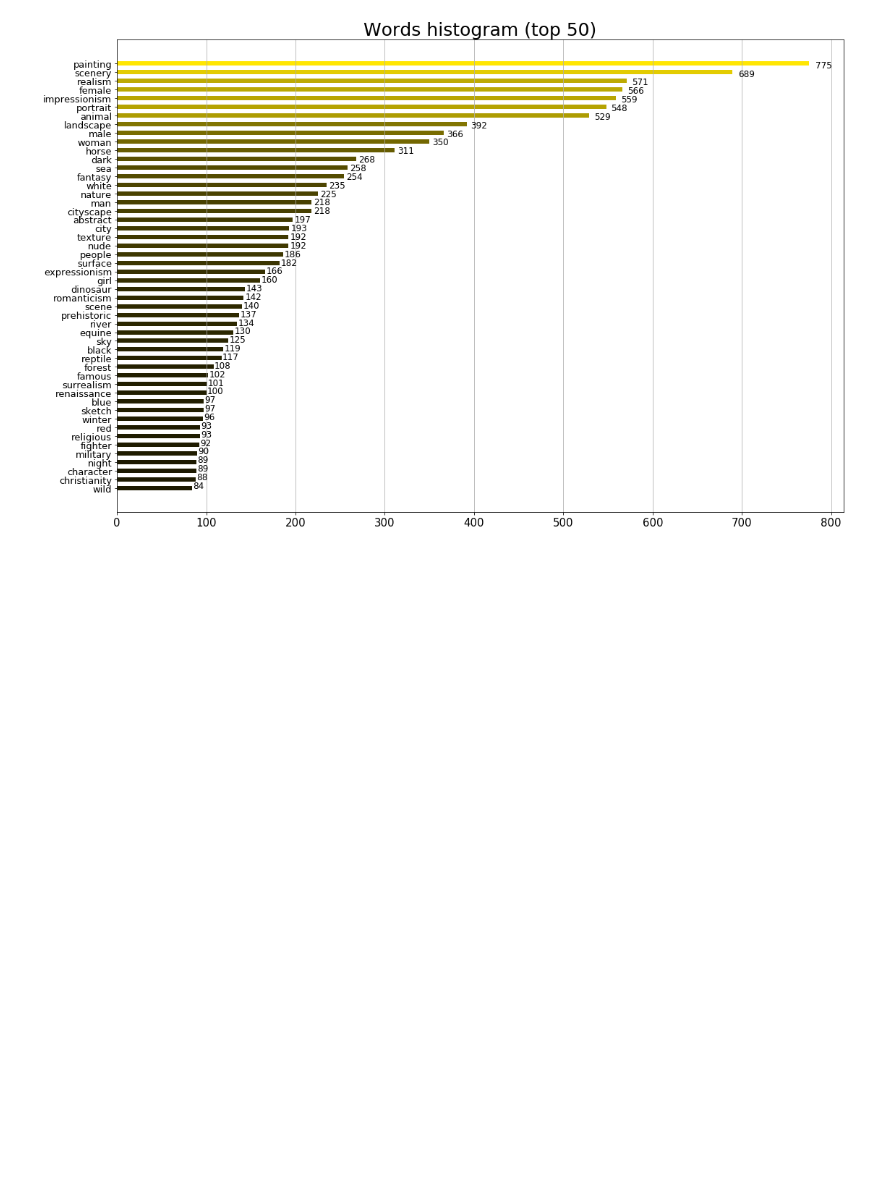
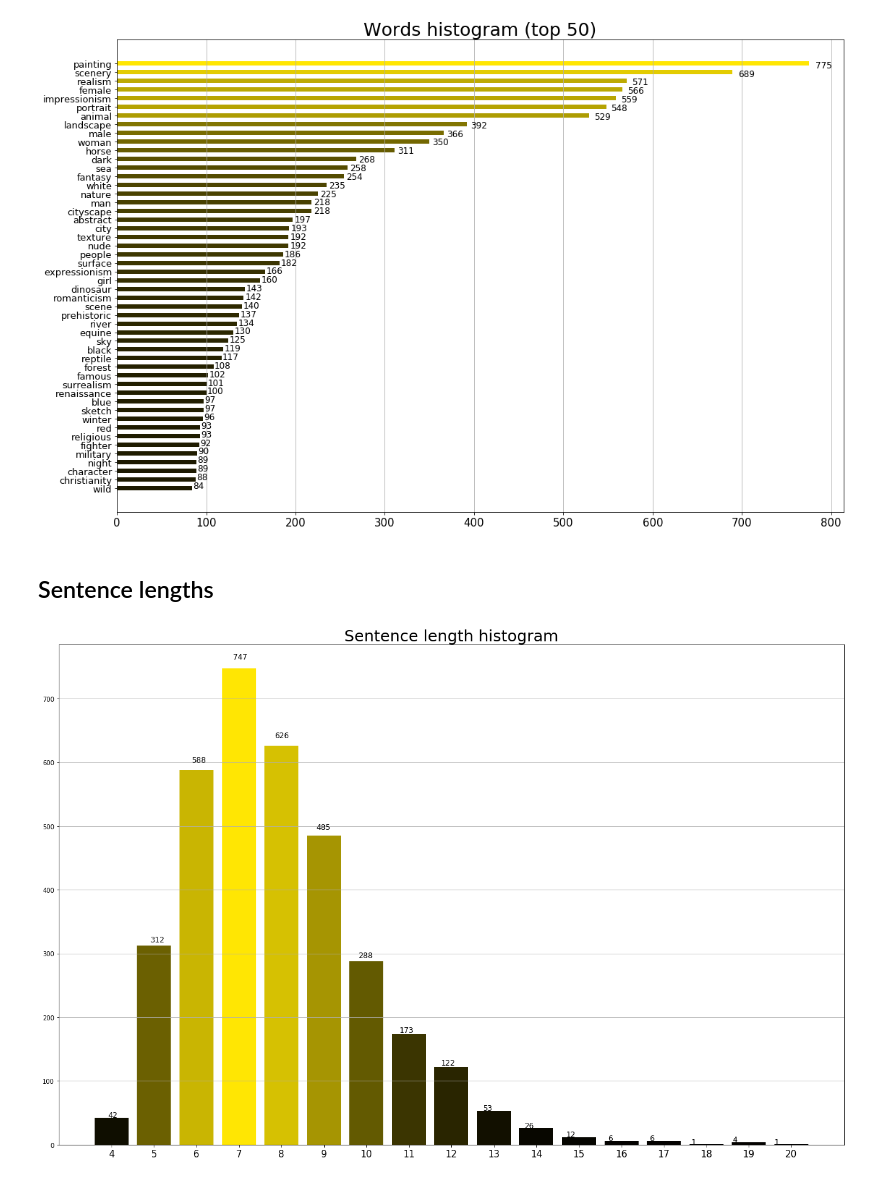
Before and after one commit to azmiozgen/text2painting, a Jupyter notebook: notebooks/label_analysis.ipynb, the cells around one changed output. Saved outputs shown, nothing was run; the diff lists cells and outputs as text; code cells hidden in the pictures; blank space fills up the shorter version.

Commit message:
Add sentence length hist

```diff
--- a/notebooks/label_analysis.ipynb
+++ b/notebooks/label_analysis.ipynb
@@ -77,3 +78,34 @@ plt.savefig("words_histogram.png")
 # plt.show()
 # %% [output]
 [figure]
+# %% [markdown]
+## Sentence lengths
+# %%
+lengths = [len(line) for line in lines]
+length_counts = pd.value_counts(lengths)
+size = len(length_counts)
+
+bar_width = 0.8
+x_array = np.array(length_counts.keys())
+y_array = length_counts.values
+
+norm_y_array = (y_array / y_array.max()).round(2)
+colors = np.vstack((norm_y_array, norm_y_array, norm_y_array)).T
+colors[:, 1] = colors[:, 1] * 0.90
+colors[:, 2] = colors[:, 2] * 0.01
+
+plt.figure(figsize=(18, 12))
+plt.grid(axis='y')
+
+plt.bar(x_array, y_array, color=colors)
+plt.xticks(x_array, fontsize=15)
+plt.title("Sentence length histogram", fontsize=25)
+
+for i, count in enumerate(y_array):
+    plt.text(y=count*1.02, x=x_array[i]*0.98, s=count, size=12)
+
+plt.tight_layout()
+plt.savefig("sentence_length_histogram.png", pad_inches=0, bbox_inches=0)
+plt.show()
+# %% [output]
+[figure, added]
```
Also changed, not shown: parts of 1 cell of this notebook, 2 other files.
